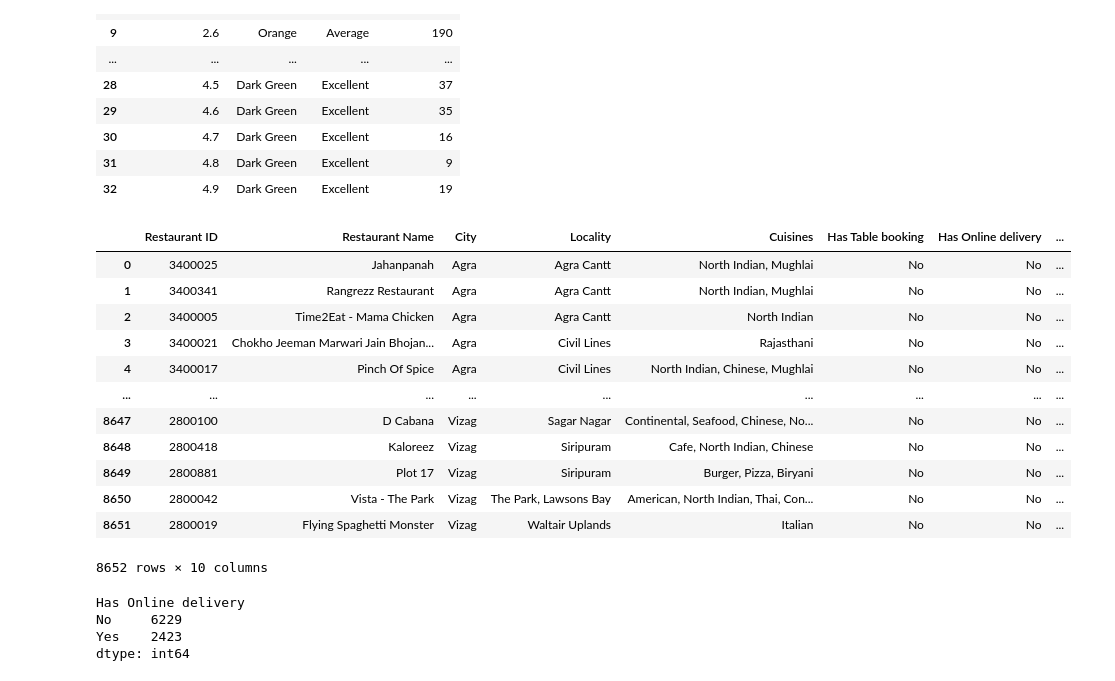
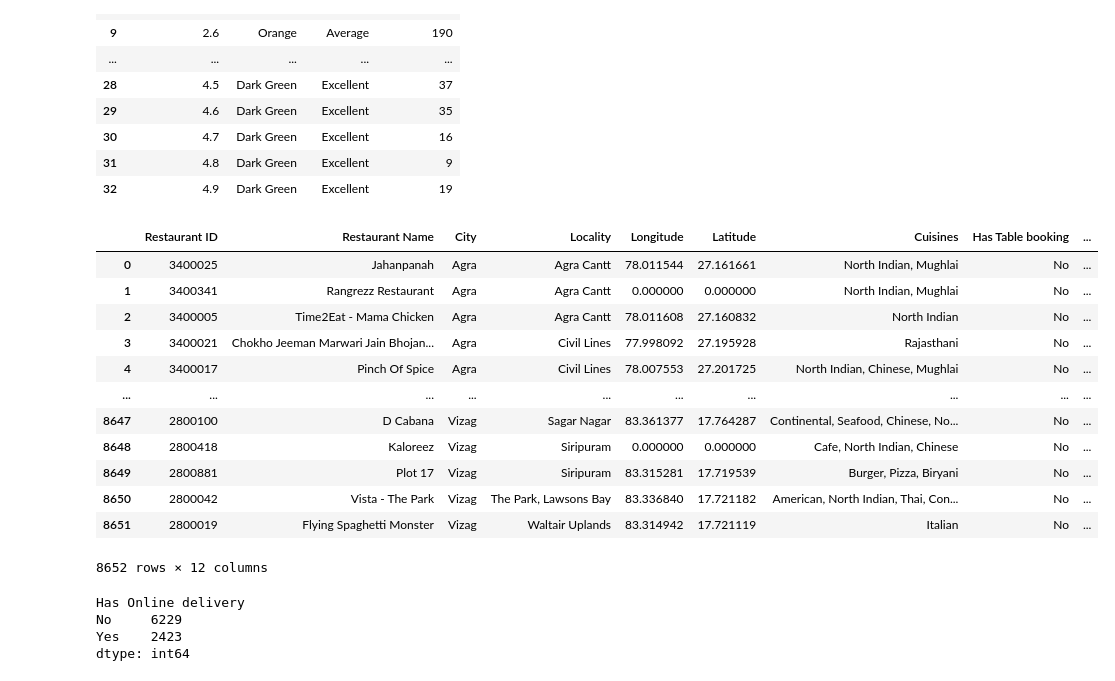
Before and after one commit to Minhaas/Food-takeaway-analysis, a Jupyter notebook: New_code.ipynb, the cells around one changed output. Saved outputs shown, nothing was run; the diff lists cells and outputs as text; code cells hidden in the pictures.

```diff
--- a/New_code.ipynb
+++ b/New_code.ipynb
@@ -134,22 +134,22 @@ df5
 | 31 | 4.8 | Dark Green | Excellent | 9 |
 | 32 | 4.9 | Dark Green | Excellent | 19 |
 # %%
-df_res_cuisine = data.drop(["Country Code", "Address","Locality Verbose","Longitude","Latitude","Currency","Average Cost for two","Switch to order menu","Price range","Rating color","Rating text","Votes"], axis = 1)
+df_res_cuisine = data.drop(["Country Code", "Address","Locality Verbose","Currency","Average Cost for two","Switch to order menu","Price range","Rating color","Rating text","Votes"], axis = 1)
 df_res_cuisine
 # %% [output]
-|  | Restaurant ID | Restaurant Name | City | Locality | Cuisines | Has Table booking | Has Online delivery | ... |
-| 0 | 3400025 | Jahanpanah | Agra | Agra Cantt | North Indian, Mughlai | No | No | ... |
-| 1 | 3400341 | Rangrezz Restaurant | Agra | Agra Cantt | North Indian, Mughlai | No | No | ... |
-| 2 | 3400005 | Time2Eat - Mama Chicken | Agra | Agra Cantt | North Indian | No | No | ... |
-| 3 | 3400021 | Chokho Jeeman Marwari Jain Bhojan... | Agra | Civil Lines | Rajasthani | No | No | ... |
-| 4 | 3400017 | Pinch Of Spice | Agra | Civil Lines | North Indian, Chinese, Mughlai | No | No | ... |
-| ... | ... | ... | ... | ... | ... | ... | ... | ... |
-| 8647 | 2800100 | D Cabana | Vizag | Sagar Nagar | Continental, Seafood, Chinese, No... | No | No | ... |
-| 8648 | 2800418 | Kaloreez | Vizag | Siripuram | Cafe, North Indian, Chinese | No | No | ... |
-| 8649 | 2800881 | Plot 17 | Vizag | Siripuram | Burger, Pizza, Biryani | No | No | ... |
-| 8650 | 2800042 | Vista - The Park | Vizag | The Park, Lawsons Bay | American, North Indian, Thai, Con... | No | No | ... |
-| 8651 | 2800019 | Flying Spaghetti Monster | Vizag | Waltair Uplands | Italian | No | No | ... |
+|  | Restaurant ID | Restaurant Name | City | Locality | Longitude | Latitude | Cuisines | Has Table booking | ... |
+| 0 | 3400025 | Jahanpanah | Agra | Agra Cantt | 78.011544 | 27.161661 | North Indian, Mughlai | No | ... |
+| 1 | 3400341 | Rangrezz Restaurant | Agra | Agra Cantt | 0.000000 | 0.000000 | North Indian, Mughlai | No | ... |
+| 2 | 3400005 | Time2Eat - Mama Chicken | Agra | Agra Cantt | 78.011608 | 27.160832 | North Indian | No | ... |
+| 3 | 3400021 | Chokho Jeeman Marwari Jain Bhojan... | Agra | Civil Lines | 77.998092 | 27.195928 | Rajasthani | No | ... |
+| 4 | 3400017 | Pinch Of Spice | Agra | Civil Lines | 78.007553 | 27.201725 | North Indian, Chinese, Mughlai | No | ... |
+| ... | ... | ... | ... | ... | ... | ... | ... | ... | ... |
+| 8647 | 2800100 | D Cabana | Vizag | Sagar Nagar | 83.361377 | 17.764287 | Continental, Seafood, Chinese, No... | No | ... |
+| 8648 | 2800418 | Kaloreez | Vizag | Siripuram | 0.000000 | 0.000000 | Cafe, North Indian, Chinese | No | ... |
+| 8649 | 2800881 | Plot 17 | Vizag | Siripuram | 83.315281 | 17.719539 | Burger, Pizza, Biryani | No | ... |
+| 8650 | 2800042 | Vista - The Park | Vizag | The Park, Lawsons Bay | 83.336840 | 17.721182 | American, North Indian, Thai, Con... | No | ... |
+| 8651 | 2800019 | Flying Spaghetti Monster | Vizag | Waltair Uplands | 83.314942 | 17.721119 | Italian | No | ... |
-8652 rows × 10 columns
+8652 rows × 12 columns
 # %%
 df_res_cuisine.groupby(['Has Online delivery']).size()
 # %% [output]
```
Also changed, not shown: parts of 9 cells of this notebook.
